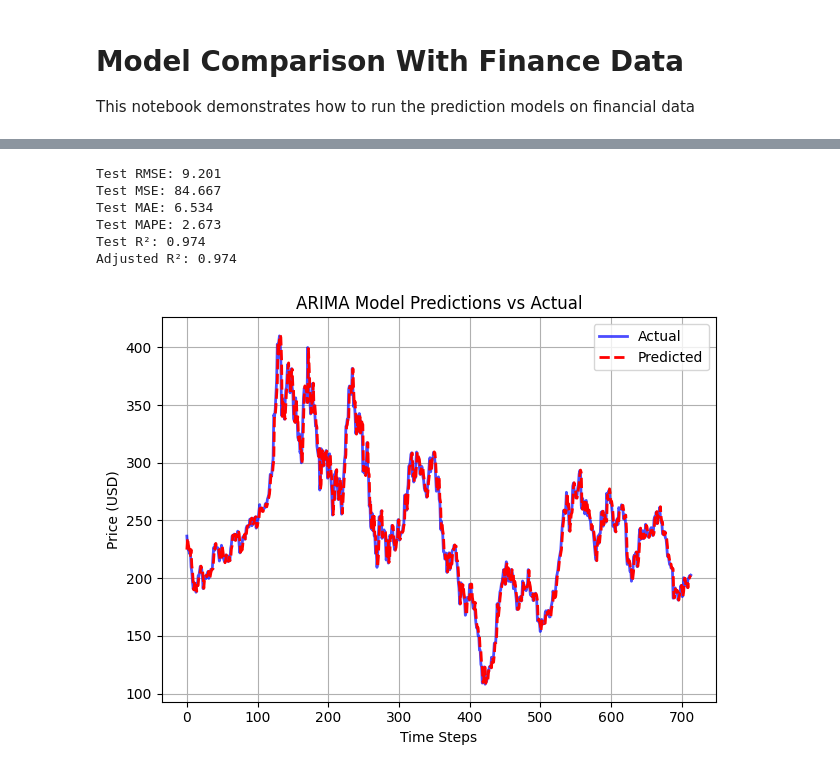
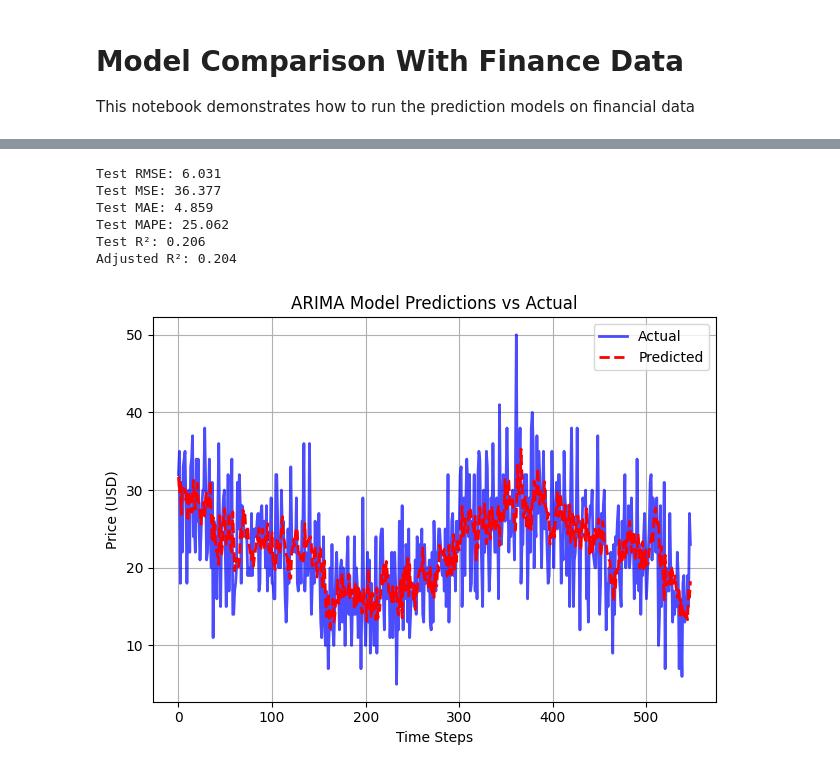
Before and after one commit to Cherry-808/DSS5104-ForecastDL, a Jupyter notebook: notebooks/ARIMA.ipynb, the cells around one changed output, grey strips where cells are left out. Saved outputs shown, nothing was run; the diff lists cells and outputs as text; code cells hidden in the pictures.

```diff
--- a/notebooks/ARIMA.ipynb
+++ b/notebooks/ARIMA.ipynb
@@ -256,17 +57,0 @@ Version without lagged features saved to 'processed_finance_data_no_lag.csv'
-# %%
-combined_data['Date'] = pd.to_datetime(combined_data['Date'])  # parse as datetime
-combined_data.set_index('Date', inplace=True)
-
-combined_data['Close_TSLA'].plot(figsize=(10, 5))
-plt.title('Close Price of TSLA')
-plt.xlabel('Date')
-plt.ylabel('Price (USD)')
-plt.grid(True)
-plt.tight_layout()
-plt.show()
-
-autocorrelation_plot(combined_data['Close_TSLA'])
-plt.title('Autocorrelation of TSLA Close Price')
-plt.xlabel('Lag')
-plt.ylabel('Autocorrelation')
-plt.show()
@@ -281,7 +63,7 @@ plt.show()
 # order = (p,d,q) order of the model for the autoregressive, differences, and moving average components. d is always an integer, while p and q may either be integers or lists of integers.
 
 order = (5, 1, 0)
-predictions, train, test = build_arima_model(combined_data['Close_TSLA'], order, 0.7)
+predictions, train, test = build_arima_model(combined_data[target], order, 0.7)
 
 # Convert to numpy arrays (in case they're lists)
 test = np.array(test)
@@ -300,39 +82,39 @@ print('Test MSE: %.3f' % mse)
 # Mean Absolute Error
 # mae = mean_absolute_error(test, predictions)
 print('Test MAE: %.3f' % mae)
 
 # Mean Absolute Percentage Error
 # mape = np.mean(np.abs((test - predictions) / test)) * 100
 print('Test MAPE: %.3f' % mape)
 
 # R-squared
 # r2 = r2_score(test, predictions)
 print('Test R²: %.3f' % r2)
 
 # Adjusted R-squared
 n = len(test)
 p = 1  # number of predictors (just 1 for ARIMA by default)
 adj_r2 = 1 - (1 - r2) * (n - 1) / (n - p - 1)
 print('Adjusted R²: %.3f' % adj_r2)
 
 # plot forecasts against actual outcomes
 plt.plot(test, color='blue', label='Actual', linewidth=2, alpha=0.7)
 plt.plot(predictions, color='red', label='Predicted', linestyle='--', linewidth=2)
 plt.legend()
 plt.title('ARIMA Model Predictions vs Actual')
 plt.xlabel('Time Steps')
 plt.ylabel('Price (USD)')
 plt.legend(['Actual', 'Predicted'])
 plt.grid(True)
 plt.tight_layout()
 plt.show()
 # %% [output]
-Test RMSE: 9.201
-Test MSE: 84.667
-Test MAE: 6.534
-Test MAPE: 2.673
-Test R²: 0.974
-Adjusted R²: 0.974
+Test RMSE: 6.031
+Test MSE: 36.377
+Test MAE: 4.859
+Test MAPE: 25.062
+Test R²: 0.206
+Adjusted R²: 0.204
-[figure, old version]
+[figure, new version]
 # %%
 metrics_scores = {}
```
Also changed, not shown: parts of 8 cells of this notebook, 2 other files.
